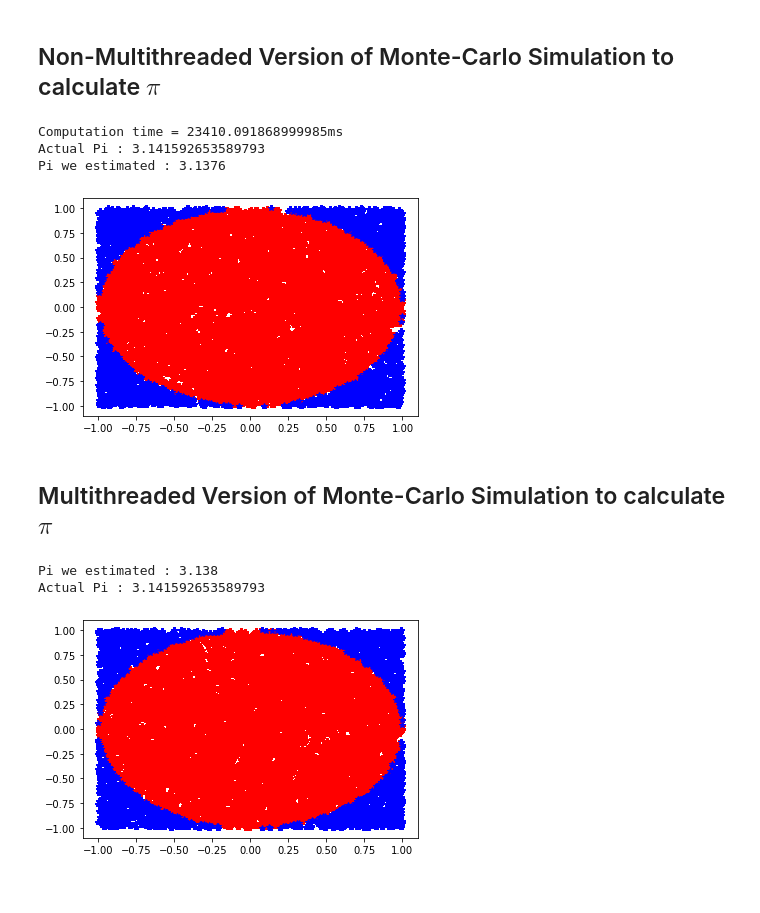
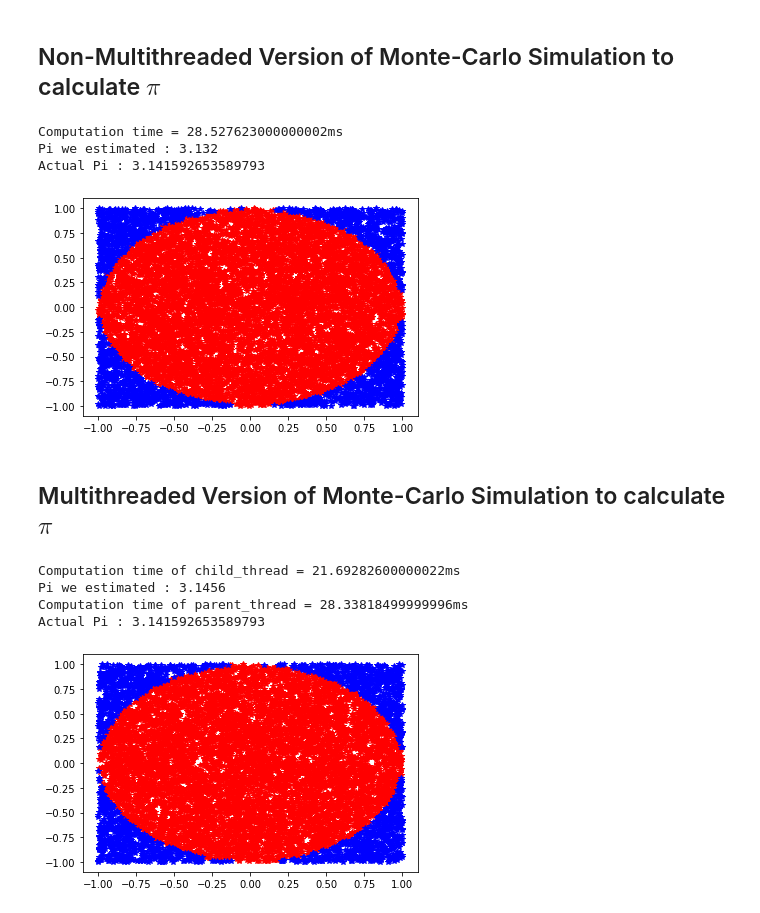
Before and after one commit to AdityaSriram09/CS252-OS-Assignment-Monte-Carlo-Sim, a Jupyter notebook: Monte_Carlo_Pi_Calc_(4_24).ipynb, the cells around one changed output. Cells and saved outputs as stored; diff of their text form; code cells hidden in the pictures.

```diff
--- a/Monte_Carlo_Pi_Calc_(4_24).ipynb
+++ b/Monte_Carlo_Pi_Calc_(4_24).ipynb
@@ -17,45 +18,53 @@ import time
 Non-Multithreaded Version of Monte-Carlo Simulation to calculate $\pi$
 --------
 # %%
-n_points = 10_000
+'''
+Gets random points within the square (-1,0);(0,-1);(1,0);(0,1)
+And also checks if it lies within the circle (that is the circle of max area inscribed in this square) and square or just the square
+ '''
+n_points = 10000
 rectx = []
 recty = []
 circlex = []
 circley = []
 tic = time.process_time()
 for j in range(n_points) :
   x = random.uniform(-1,1)
   y = random.uniform(-1,1)
   temp = x**2 + y**2
   if(temp<=1) :
     circlex.append(x)
     circley.append(y)
   else :
     rectx.append(x)
     recty.append(y)
   # points_in_circle = circlex.size()
   # points_in_rect = rectx.size()
-  plt.plot(circlex,circley,'r*')
-  plt.plot(rectx,recty,'b*')
+plt.plot(circlex,circley,'r*')
+plt.plot(rectx,recty,'b*')
 toc = time.process_time()
 print("Computation time = "+str(1000*(toc - tic ))+"ms")
+print("Pi we estimated : " + str(4*(len(circlex)/(len(circlex)+len(rectx)))))
 print("Actual Pi : " + str(np.pi))
-print("Pi we estimated : " + str(4*(len(circlex)/(len(circlex)+len(rectx)))))
 # %% [output]
-Computation time = 23410.091868999985ms
+Computation time = 28.527623000000002ms
+Pi we estimated : 3.132
 Actual Pi : 3.141592653589793
-Pi we estimated : 3.1376
-[figure, old version]
+[figure, new version]
 # %% [markdown]
 Multithreaded Version of Monte-Carlo Simulation to calculate $\pi$
 --------
 # %%
-n_points = 10_000
+n_points = 10000
 rectx = []
 recty = []
 circlex = []
 circley = []
 our_pi = 0
+'''
+Gets random points within the square (-1,0);(0,-1);(1,0);(0,1)
+And also checks if it lies within the circle (that is the circle of max area inscribed in this square) and square or just the square
+ '''
 def get_points(n_points):
   for i in range(n_points) :
     x = random.uniform(-1,1)
@@ -69,21 +78,30 @@ def get_points(n_points):
       recty.append(y)
     # points_in_circle = circlex.size()
     # points_in_rect = rectx.size()
-    plt.plot(circlex,circley,'r*')
-    plt.plot(rectx,recty,'b*')
+  # Plot
+  plt.plot(circlex,circley,'r*')
+  plt.plot(rectx,recty,'b*')
 
 def get_pi(n_points):
   child_thread = threading.Thread(target=get_points,args=(n_points,))
   child_thread.start()
+  tic = time.process_time()
   child_thread.join()
+  toc = time.process_time()
+  print("Computation time of child_thread = "+str(1000*(toc - tic ))+"ms")
   our_pi = 4*(len(circlex)/n_points)
   print("Pi we estimated : " + str(our_pi))
 
 parent_thread = threading.Thread(target=get_pi,args=(n_points,))
 parent_thread.start()
+tic = time.process_time()
 parent_thread.join()
+toc = time.process_time()
+print("Computation time of parent_thread = "+str(1000*(toc - tic ))+"ms")
 print("Actual Pi : " + str(np.pi))
 # %% [output]
-Pi we estimated : 3.138
+Computation time of child_thread = 21.69282600000022ms
+Pi we estimated : 3.1456
+Computation time of parent_thread = 28.33818499999996ms
 Actual Pi : 3.141592653589793
-[figure, old version]
+[figure, new version]
```
Also changed, not shown: parts of 2 cells of this notebook, 1 other file.
